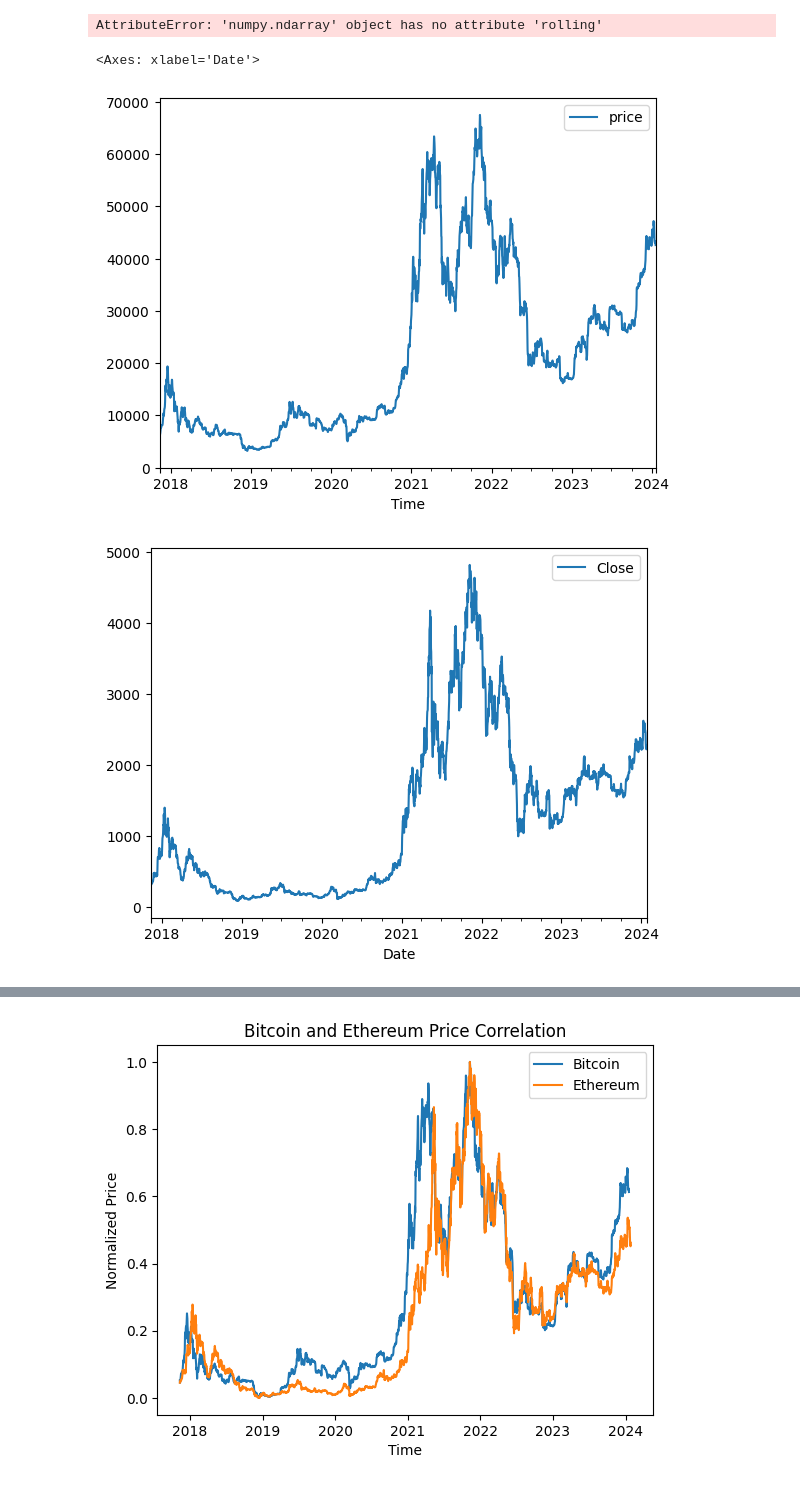
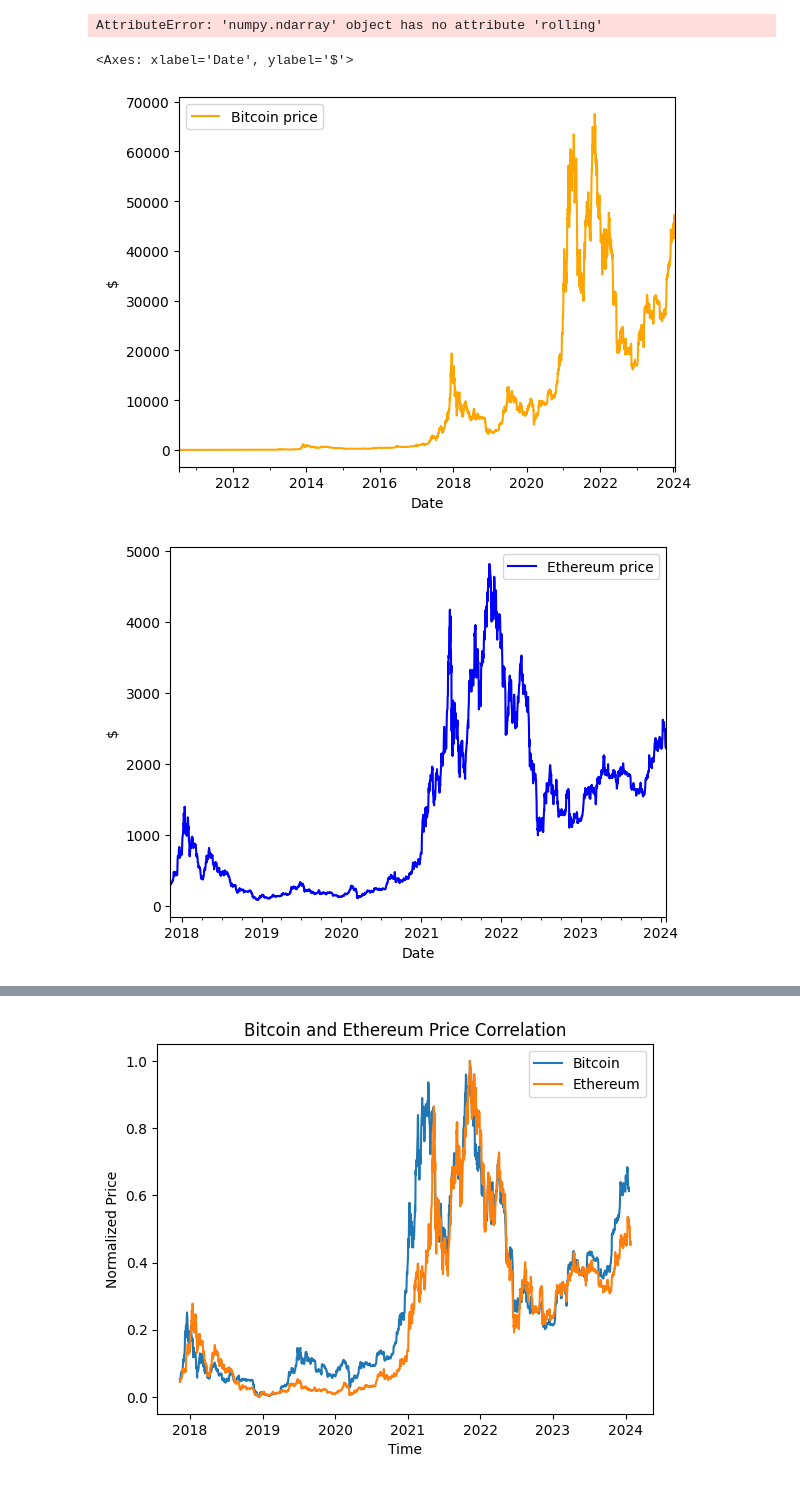
Before and after one commit to MichalTaczala/dprpy_assignment_3, a Jupyter notebook: users_data_analysis.ipynb, the cells around one changed output, grey strips where cells are left out. Saved outputs shown, nothing was run; the diff lists cells and outputs as text; code cells hidden in the pictures.

```diff
--- a/users_data_analysis.ipynb
+++ b/users_data_analysis.ipynb
@@ -119,39 +134,39 @@ AttributeError: 'numpy.ndarray' object has no attribute 'rolling'
 start_date = '2017-11-11'
 
 bitcoin_historical = pd.read_csv("./historical_prices/bitcoin_data.csv")
 
 bitcoin_historical['Time'] = pd.to_datetime(bitcoin_historical['Time'])
-bitcoin_historical = bitcoin_historical[bitcoin_historical['Time'] >= start_date]
+# bitcoin_historical = bitcoin_historical[bitcoin_historical['Time'] >= start_date]
 
 bitcoin_historical['Derivative'] = bitcoin_historical['price'].diff()
 bitcoin_historical['RelativeChange'] = bitcoin_historical['Derivative']/(bitcoin_historical['price'].rolling(20).mean())
-bitcoin_historical.plot(x='Time', y='price', kind='line')
+bitcoin_historical.plot(x='Time', y='price', kind='line', label="Bitcoin price", color="orange", ylabel="$", xlabel="Date")
 
 
 eth_historical = pd.read_csv("./historical_prices/ETH-USD.csv")
 
 
 eth_historical['Date'] = pd.to_datetime(eth_historical['Date'])
-eth_historical = eth_historical[eth_historical['Date'] >= start_date]
+# eth_historical = eth_historical[eth_historical['Date'] >= start_date]
 eth_historical['Derivative'] = eth_historical['Close'].diff()
 eth_historical['RelativeChange'] = eth_historical['Derivative']/(eth_historical['Close'].rolling(20).mean())
-eth_historical.plot(x='Date', y='Close', kind='line')
+eth_historical.plot(x='Date', y='Close', kind='line', label="Ethereum price", color="blue", ylabel="$", xlabel="Date")
 
 
 ada_historical = pd.read_csv("./historical_prices/ADA-USD.csv")
 ada_historical['Date'] = pd.to_datetime(ada_historical['Date'])
 ada_historical = ada_historical[ada_historical['Date'] >= start_date]
 ada_historical['Derivative'] = ada_historical['Close'].diff()
 ada_historical['RelativeChange'] = ada_historical['Derivative']/(ada_historical['Close'].rolling(20).mean())
-ada_historical.plot(x='Date', y='Close', kind='line')
+ada_historical.plot(x='Date', y='Close', kind='line', label="Cardano price", color = "green", ylabel="$", xlabel="Date")
 
 sol_historical = pd.read_csv("./historical_prices/SOL-USD.csv")
 sol_historical['Date'] = pd.to_datetime(sol_historical['Date'])
 sol_historical = sol_historical[sol_historical['Date'] >= start_date]
 sol_historical['Derivative'] = sol_historical['Close'].diff()
 sol_historical['RelativeChange'] = sol_historical['Derivative']/(sol_historical['Close'].rolling(20).mean())
-sol_historical.plot(x='Date', y='Close', kind='line')
+sol_historical.plot(x='Date', y='Close', kind='line', label="Solana price", color="purple", ylabel="$", xlabel="Date")
 # %% [output]
-<Axes: xlabel='Date'>
+<Axes: xlabel='Date', ylabel='$'>
-[figure, old version]
+[figure, new version]
-[figure, old version]
+[figure, new version]
```
Also changed, not shown: parts of 5 cells of this notebook, 1 other file.
